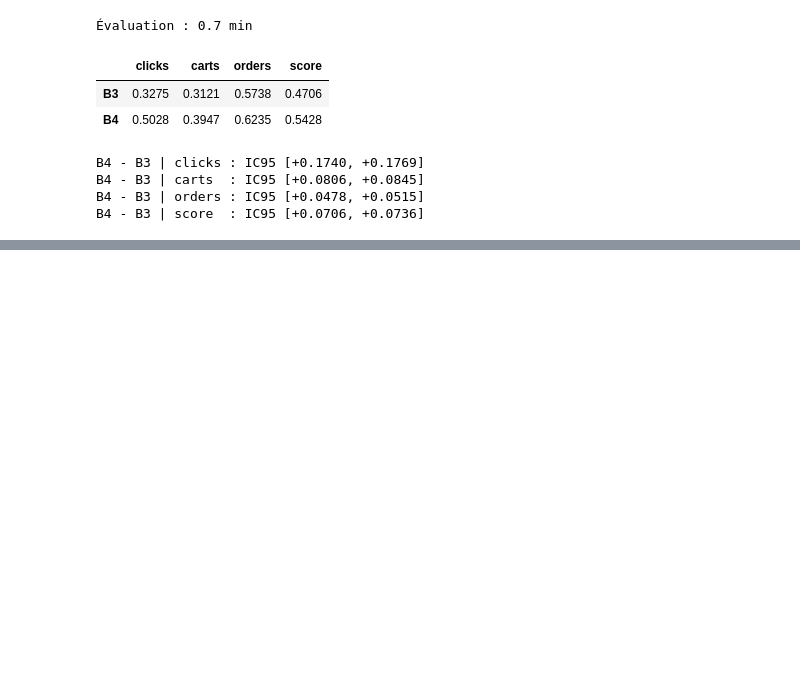
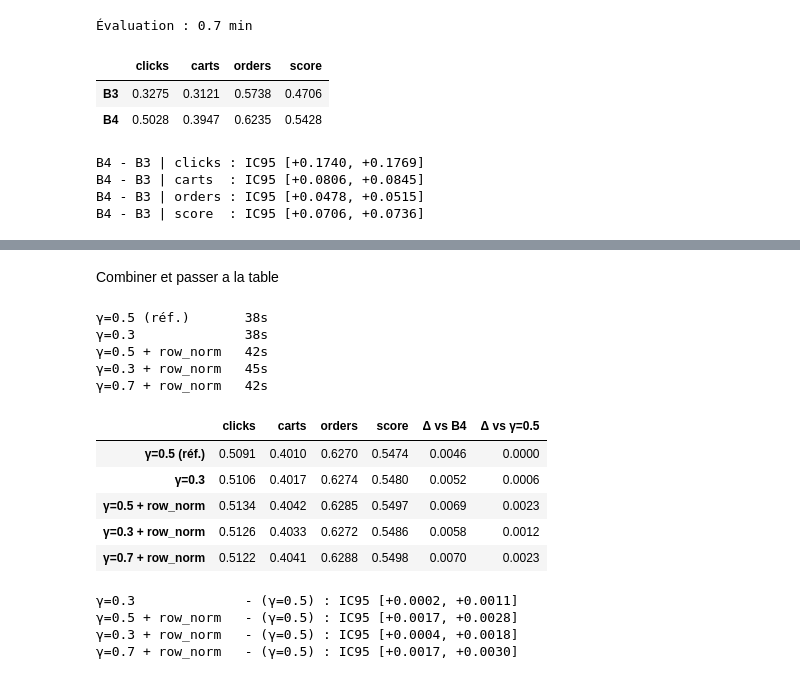
Before and after one commit to MohamedAamer01/otto-recommender-sys, a Jupyter notebook: notebooks/06_covisitation.ipynb, the cells around one changed output, grey strips where cells are left out. Drawn from its saved outputs; the diff is of its cells as text; code cells hidden in the pictures; blank space fills up the shorter version.

```diff
--- a/notebooks/06_covisitation.ipynb
+++ b/notebooks/06_covisitation.ipynb
@@ -306,3 +306,42 @@ n_seed=20    - B4 : IC95 [-0.0004, -0.0001]
 gamma=0.7    - B4 : IC95 [+0.0027, +0.0036]
 gamma=0.5    - B4 : IC95 [+0.0040, +0.0052]
 row_norm     - B4 : IC95 [+0.0034, +0.0046]
+# %% [markdown]
+Combiner et passer a la table
+# %%
+cfgs2 = {"γ=0.5 (réf.)":       dict(gamma=0.5),
+         "γ=0.3":              dict(gamma=0.3),
+         "γ=0.5 + row_norm":   dict(gamma=0.5, row_norm=True),
+         "γ=0.3 + row_norm":   dict(gamma=0.3, row_norm=True),
+         "γ=0.7 + row_norm":   dict(gamma=0.7, row_norm=True)}
+rows2, HH2 = {}, {}
+for name, kw in cfgs2.items():
+    t0 = time.time()
+    H, _ = per_session(lambda s, kw=kw: lists_b4x(seen_items(s), tops_T, nbr_j, nbr_c, **kw), GT)
+    HH2[name] = H; rows2[name] = score_from(H, D)
+    print(f"{name:<18} {time.time()-t0:.0f}s")
+res2 = pd.DataFrame(rows2).T
+res2["Δ vs B4"] = res2["score"] - r4["score"]
+res2["Δ vs γ=0.5"] = res2["score"] - res2.loc["γ=0.5 (réf.)", "score"]
+display(res2.round(4))
+
+for name in cfgs2:
+    if name == "γ=0.5 (réf.)": continue
+    lo, hi = boot_diff_all(HH2["γ=0.5 (réf.)"], HH2[name], D, B=100)["score"]
+    print(f"{name:<18} - (γ=0.5) : IC95 [{lo:+.4f}, {hi:+.4f}]")
+# %% [output]
+γ=0.5 (réf.)       38s
+γ=0.3              38s
+γ=0.5 + row_norm   42s
+γ=0.3 + row_norm   45s
+γ=0.7 + row_norm   42s
+|  | clicks | carts | orders | score | Δ vs B4 | Δ vs γ=0.5 |
+| γ=0.5 (réf.) | 0.5091 | 0.4010 | 0.6270 | 0.5474 | 0.0046 | 0.0000 |
+| γ=0.3 | 0.5106 | 0.4017 | 0.6274 | 0.5480 | 0.0052 | 0.0006 |
+| γ=0.5 + row_norm | 0.5134 | 0.4042 | 0.6285 | 0.5497 | 0.0069 | 0.0023 |
+| γ=0.3 + row_norm | 0.5126 | 0.4033 | 0.6272 | 0.5486 | 0.0058 | 0.0012 |
+| γ=0.7 + row_norm | 0.5122 | 0.4041 | 0.6288 | 0.5498 | 0.0070 | 0.0023 |
+γ=0.3              - (γ=0.5) : IC95 [+0.0002, +0.0011]
+γ=0.5 + row_norm   - (γ=0.5) : IC95 [+0.0017, +0.0028]
+γ=0.3 + row_norm   - (γ=0.5) : IC95 [+0.0004, +0.0018]
+γ=0.7 + row_norm   - (γ=0.5) : IC95 [+0.0017, +0.0030]
```
Also changed, not shown: parts of 5 cells of this notebook.
